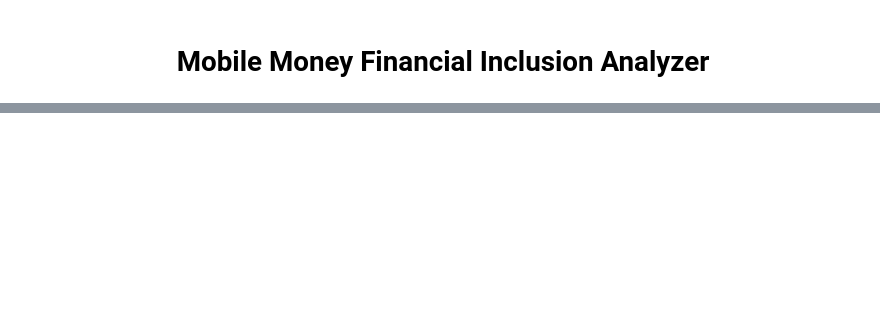
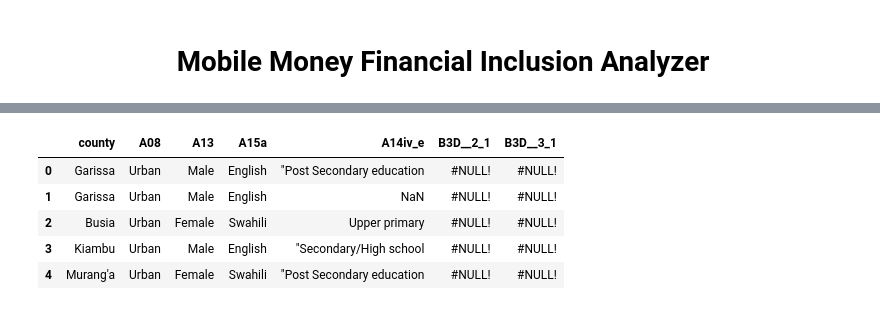
Before and after one commit to csaafrica/Group-10-Mobile-Money-Financial-Inclusion-Analyzer, a Jupyter notebook: analysis.ipynb, the cells around one changed output, grey strips where cells are left out. Cells and saved outputs as stored; diff of their text form; code cells hidden in the pictures; blank space fills up the shorter version.

```diff
--- a/analysis.ipynb
+++ b/analysis.ipynb
@@ -15,3 +11,2 @@ from sklearn.metrics import mean_squared_error, r2_score
 # %%
-df = pd.read_csv('C:/Users/Administrator/Desktop/CSA2025/2024_Finaccess_Publicdata.csv', usecols=[])
-df.head()
+df = pd.read_csv('C:/Users/USER/Group-10-Mobile-Money-Financial-Inclusion-Analyzer/data/2024_Finaccess_Publicdata.csv',)
@@ -198,0 +29,10 @@ df_imported.head()
+# %%
+df = df[['county', 'A08', 'A13', 'A15a', 'A14iv_e', 'B3D__2_1', 'B3D__3_1']]
+df.head()
+# %% [output]
+|  | county | A08 | A13 | A15a | A14iv_e | B3D__2_1 | B3D__3_1 |
+| 0 | Garissa | Urban | Male | English | "Post Secondary education | #NULL! | #NULL! |
+| 1 | Garissa | Urban | Male | English | NaN | #NULL! | #NULL! |
+| 2 | Busia | Urban | Female | Swahili | Upper primary | #NULL! | #NULL! |
+| 3 | Kiambu | Urban | Male | English | "Secondary/High school | #NULL! | #NULL! |
+| 4 | Murang'a | Urban | Female | Swahili | "Post Secondary education | #NULL! | #NULL! |
```
Also changed, not shown: parts of 29 cells of this notebook, 1 other file.
